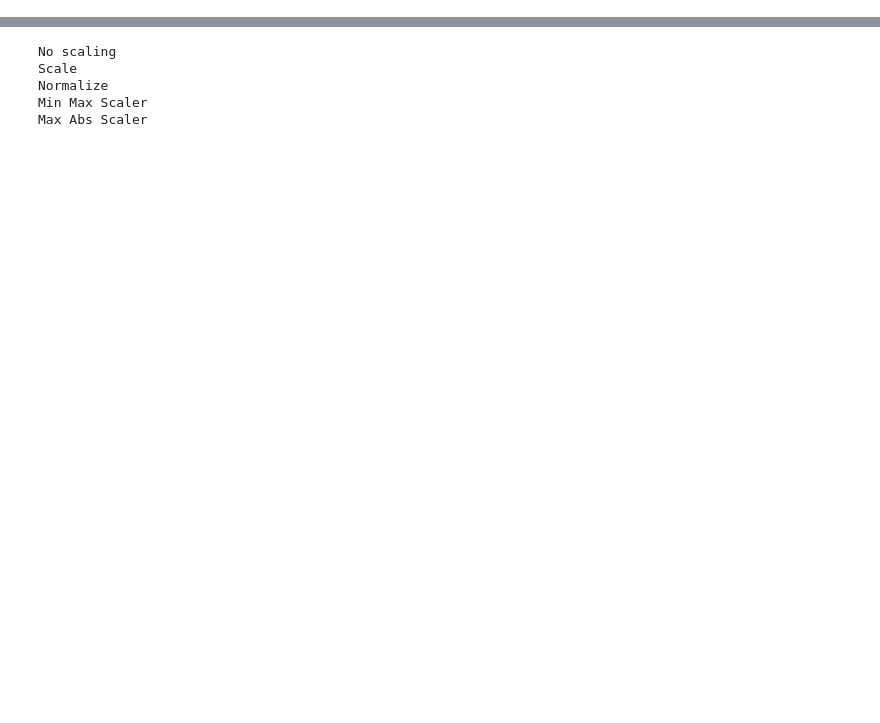
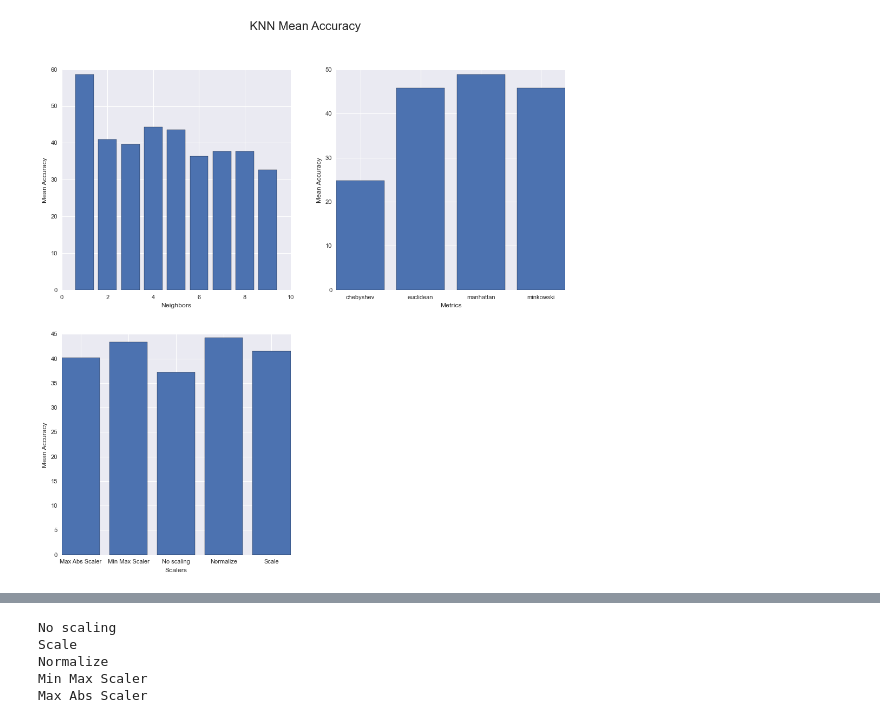
Before and after one commit to ionescuvlad97/hand-gesture-recognition, a Jupyter notebook: Untitled2.ipynb, the cells around one changed output, grey strips where cells are left out. Cells and saved outputs as stored; diff of their text form; code cells hidden in the pictures; blank space fills up the shorter version.

```diff
--- a/Untitled2.ipynb
+++ b/Untitled2.ipynb
@@ -106,3 +106,24 @@ knn_df[knn_df['Scaler'] == 'Max Abs Scaler']
+# %%
+plt.style.use('seaborn')
+plt.figure(figsize=(15,14))
+plt.suptitle('KNN Mean Accuracy', fontsize=20)
+plt.subplot(221)
+plt.bar(knn_df.groupby('Neighbors').groups.keys(), knn_df.groupby('Neighbors')['Accuracy'].mean())
+plt.xlabel('Neighbors')
+plt.ylabel('Mean Accuracy')
+
+plt.subplot(222)
+plt.bar(knn_df.groupby('Metric').groups.keys(), knn_df.groupby('Metric')['Accuracy'].mean())
+plt.xlabel('Metrics')
+plt.ylabel('Mean Accuracy')
+
+plt.subplot(223)
+plt.bar(knn_df.groupby('Scaler').groups.keys(), knn_df.groupby('Scaler')['Accuracy'].mean())
+plt.xlabel('Scalers')
+plt.ylabel('Mean Accuracy')
+plt.show()
+# %% [output]
+[figure, added]
 # %%
 knn_df[knn_df.Accuracy == knn_df.Accuracy.max()]
 # %% [output]
```
Also changed, not shown: parts of 11 cells of this notebook.
